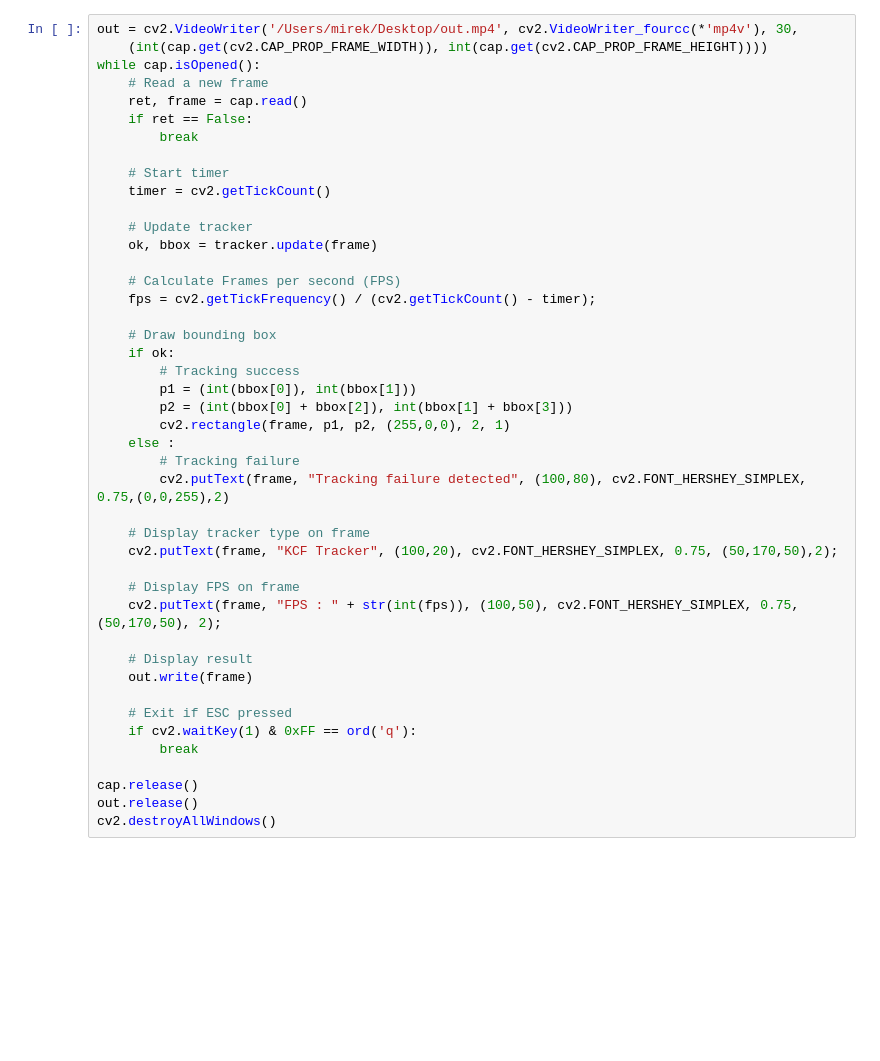
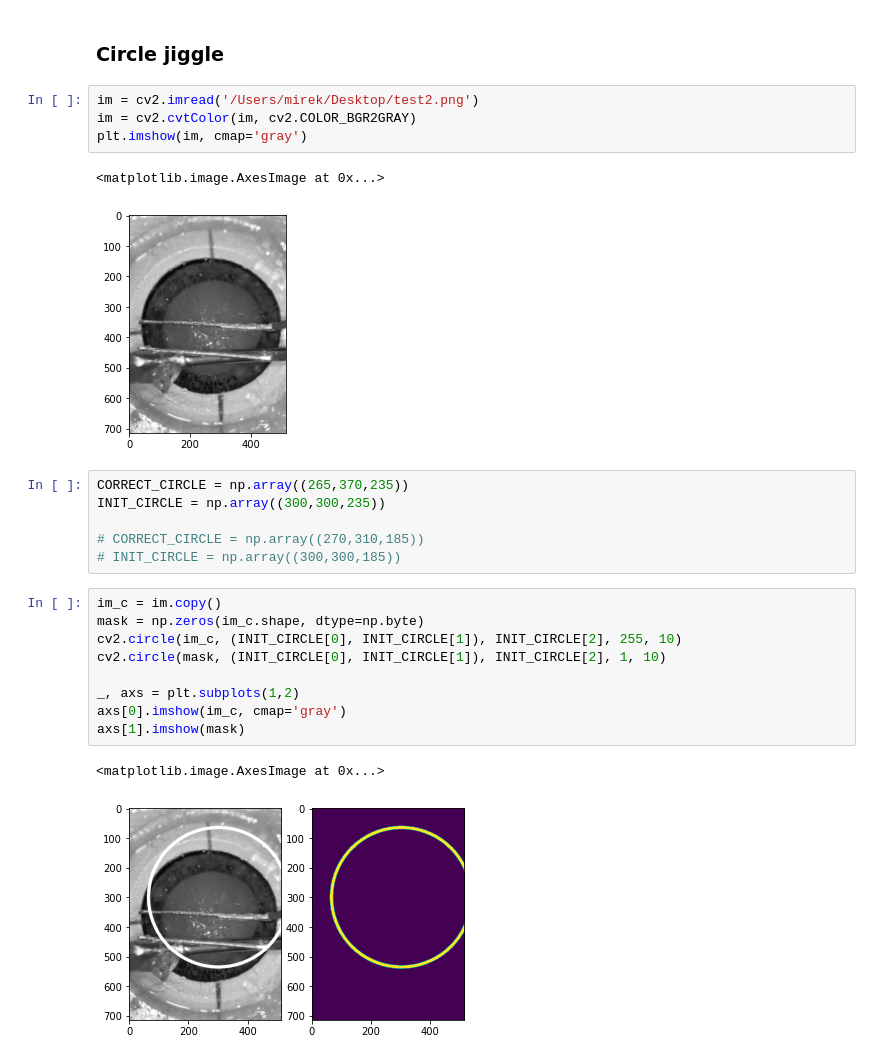
Before and after one commit to Custom-Surgical-GmbH/Cataract-Surgery-Training-Explorations, a Jupyter notebook: opencv_explorations/KFC tracker test.ipynb, the cells around one changed output. Saved outputs shown, nothing was run; the diff lists cells and outputs as text; blank space fills up the shorter version.

Commit message:
circle jiggle correction explored; seems promising

```diff
--- a/opencv_explorations/KFC tracker test.ipynb
+++ b/opencv_explorations/KFC tracker test.ipynb
@@ -52,47 +79,30 @@ while cap.isOpened():
 
 cap.release()
 cv2.destroyAllWindows()
-# %%
-out = cv2.VideoWriter('/Users/mirek/Desktop/out.mp4', cv2.VideoWriter_fourcc(*'mp4v'), 30,
-    (int(cap.get(cv2.CAP_PROP_FRAME_WIDTH)), int(cap.get(cv2.CAP_PROP_FRAME_HEIGHT))))
-while cap.isOpened():
-    # Read a new frame
-    ret, frame = cap.read()
-    if ret == False:
-        break
-
-    # Start timer
-    timer = cv2.getTickCount()
-
-    # Update tracker
-    ok, bbox = tracker.update(frame)
-
-    # Calculate Frames per second (FPS)
-    fps = cv2.getTickFrequency() / (cv2.getTickCount() - timer);
-
-    # Draw bounding box
-    if ok:
-        # Tracking success
-        p1 = (int(bbox[0]), int(bbox[1]))
-        p2 = (int(bbox[0] + bbox[2]), int(bbox[1] + bbox[3]))
-        cv2.rectangle(frame, p1, p2, (255,0,0), 2, 1)
-    else :
-        # Tracking failure
-        cv2.putText(frame, "Tracking failure detected", (100,80), cv2.FONT_HERSHEY_SIMPLEX, 0.75,(0,0,255),2)
-
-    # Display tracker type on frame
-    cv2.putText(frame, "KCF Tracker", (100,20), cv2.FONT_HERSHEY_SIMPLEX, 0.75, (50,170,50),2);
-
-    # Display FPS on frame
-    cv2.putText(frame, "FPS : " + str(int(fps)), (100,50), cv2.FONT_HERSHEY_SIMPLEX, 0.75, (50,170,50), 2);
-
-    # Display result
-    out.write(frame)
-
-    # Exit if ESC pressed
-    if cv2.waitKey(1) & 0xFF == ord('q'):
-        break
-
-cap.release()
-out.release()
-cv2.destroyAllWindows()
+# %% [markdown]
+### Circle jiggle
+# %%
+im = cv2.imread('/Users/mirek/Desktop/test2.png')
+im = cv2.cvtColor(im, cv2.COLOR_BGR2GRAY)
+plt.imshow(im, cmap='gray')
+# %% [output]
+<matplotlib.image.AxesImage at 0x...>
+[figure, added]
+# %%
+CORRECT_CIRCLE = np.array((265,370,235))
+INIT_CIRCLE = np.array((300,300,235))
+
+# CORRECT_CIRCLE = np.array((270,310,185))
+# INIT_CIRCLE = np.array((300,300,185))
+# %%
+im_c = im.copy()
+mask = np.zeros(im_c.shape, dtype=np.byte)
+cv2.circle(im_c, (INIT_CIRCLE[0], INIT_CIRCLE[1]), INIT_CIRCLE[2], 255, 10)
+cv2.circle(mask, (INIT_CIRCLE[0], INIT_CIRCLE[1]), INIT_CIRCLE[2], 1, 10)
+
+_, axs = plt.subplots(1,2)
+axs[0].imshow(im_c, cmap='gray')
+axs[1].imshow(mask)
+# %% [output]
+<matplotlib.image.AxesImage at 0x...>
+[figure, added]
```
Also changed, not shown: parts of 11 cells of this notebook, 3 other files.
